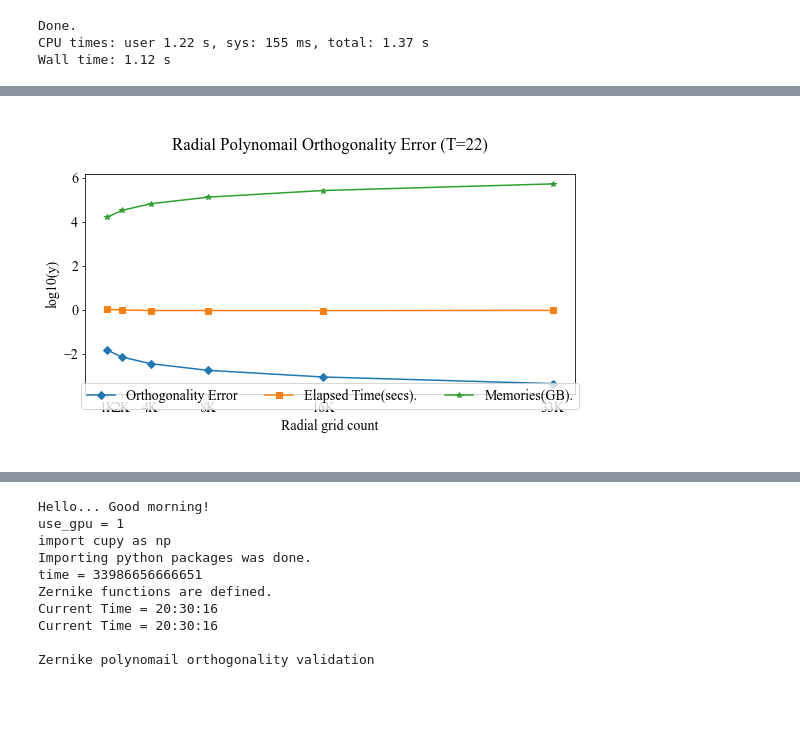
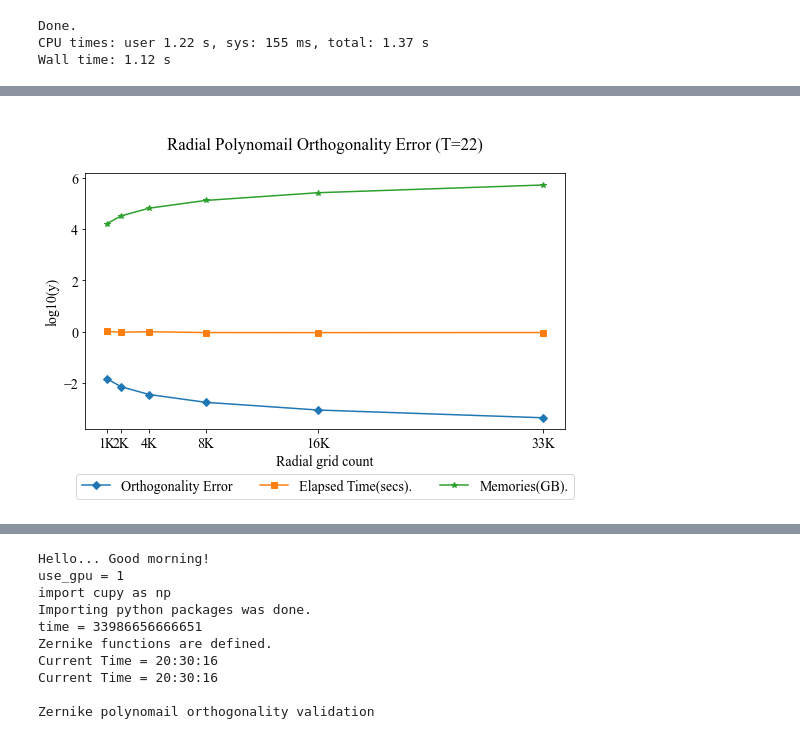
Before and after one commit to sunabove/Zernike, a Jupyter notebook: AZernike.ipynb, the cells around one changed output, grey strips where cells are left out. Drawn from its saved outputs; the diff is of its cells as text; code cells hidden in the pictures; blank space fills up the shorter version.

```diff
--- a/AZernike.ipynb
+++ b/AZernike.ipynb
@@ -44,3 +69,35 @@ Max CPU frequency: 3.5 GHz
    1  NVIDIA TITAN Xp  0.0%    12.19 GB       0.006 GB       12.196 GB       23.0 °C
    2  NVIDIA TITAN Xp  0.0%    12.19 GB       0.006 GB       12.196 GB       21.0 °C
    3  NVIDIA TITAN Xp  0.0%    12.19 GB       0.006 GB       12.196 GB       21.0 °C
+# %%
+import psutil, igpu
+
+frequencies = [ psutil.cpu_freq().max/1_000 ]
+cores = [ psutil.cpu_count(logical=0) ]
+memories = [ round(psutil.virtual_memory().total/10**9, 2) ]
+devices = [ 'CPU' ]
+
+for gpu in igpu.devices() :
+    devices.append( f"GPU {gpu.index}" )
+    frequencies.append( 0 )
+    cores.append( 0 )
+    memories.append( gpu.memory.total/1_0000 )
+pass
+
+row_cnt = 1; col_cnt = 1
+fig, charts = plt.subplots( row_cnt, col_cnt, figsize=( 8*col_cnt, 6*row_cnt) )
+charts = charts.flatten() if row_cnt*col_cnt > 1 else [charts]
+chart_idx = 0
+chart = charts[ chart_idx ]
+
+w = 0.15
+n = 3
+x = numpy.arange(0, len(devices))
+
+chart.bar( x + w*1, memories, width=w, label="Mmemory (GHZ)" )
+chart.bar( x + w*2, cores, width=w, label="Cores" )
+chart.bar( x + w*3, frequencies, width=w, label="Frq. (GHZ)" )
+
+chart.legend()
+
+plt.tight_layout(); plt.show()
@@ -249,7 +308,7 @@ def validte_radial_polynomial( T = 6, use_hash = 0) :
     plt.rcParams["font.size"] = "14"
 
     row_cnt = 1; col_cnt = 1
-    fig, charts = plt.subplots( row_cnt, col_cnt, figsize=( 8.1*col_cnt, 5*row_cnt) )
+    fig, charts = plt.subplots( row_cnt, col_cnt, figsize=( 8*col_cnt, 6*row_cnt) )
     charts = charts.flatten() if row_cnt*col_cnt > 1 else [charts]
     chart_idx = 0
     chart = charts[ chart_idx ]
@@ -271,11 +330,11 @@ def validte_radial_polynomial( T = 6, use_hash = 0) :
     chart.plot( resolutions, memories, marker="*", label="Memories(GB)." )
 
     chart.set_title( f"\nRadial Polynomail Orthogonality Error (T={T})\n" )
-    chart.set_xlabel( "Radial grid count" )
+    chart.set_xlabel( "Radial grid count\n\n" )
     chart.set_ylabel( "log10(y)" )
     chart.set_xticks( resolutions )
     chart.set_xticklabels( [ f"{x/1_000:1.0f}K" for x in resolutions ] )
-    chart.legend(loc="lower center", bbox_to_anchor=(0.5, -0.1), ncol=3)
+    chart.legend(loc="lower center", bbox_to_anchor=(0.5, -0.3), ncol=3)
 
     plt.tight_layout(); plt.show()
 
@@ -303,8 +362,8 @@ Elapsed time = 0.9841377400007332
 Error avg. = 0.0071658953
 Fail count = 2127, Good count = 41
 ... (27 lines left out)
 Fail count = 0, Good count = 2168
 Memories used = 524_272 bytes
 
 Plotting ....
-[figure, old version]
+[figure, new version]
```
Also changed, not shown: parts of 5 cells of this notebook, 2 other files.
